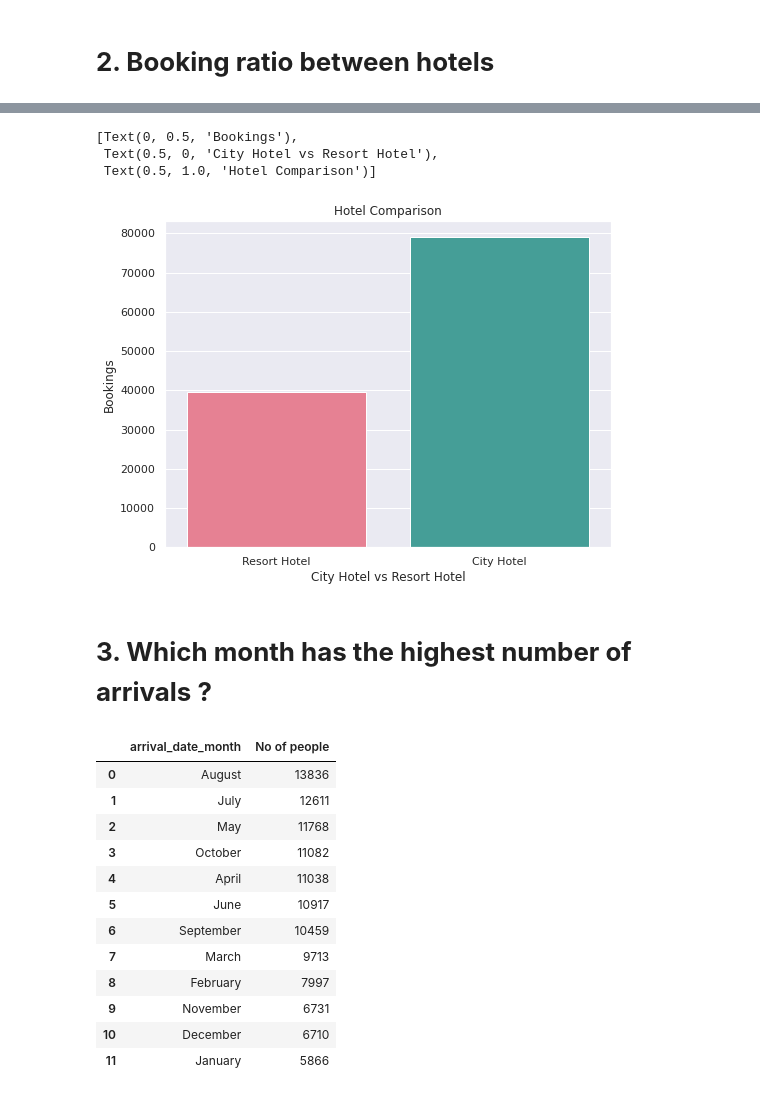
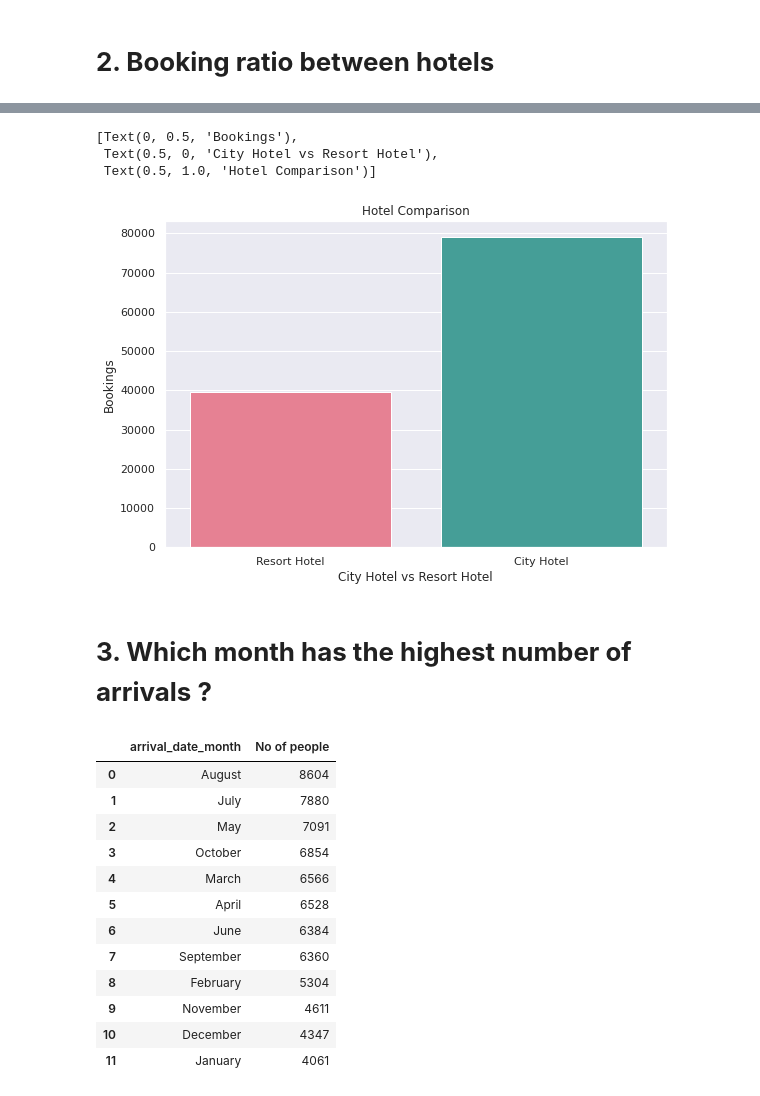
Before and after one commit to FarazAhmad2/EDA-on-Hotel-Booking, a Jupyter notebook: Hotel_Booking_Analysis_Capstone_Project.ipynb, the cells around one changed output, grey strips where cells are left out. Saved outputs shown, nothing was run; the diff lists cells and outputs as text; code cells hidden in the pictures.

```diff
--- a/Hotel_Booking_Analysis_Capstone_Project.ipynb
+++ b/Hotel_Booking_Analysis_Capstone_Project.ipynb
@@ -158,4 +137,5 @@ Name: is_canceled, dtype: float64
 # %%
-plt.figure(figsize=(8,6))
-sns.countplot(df.is_canceled, palette='husl').set(xlabel='Bookings cancelled(0=No, 1=Yes)', ylabel='Bookings')
+plt.rcParams['figure.figsize'] = (9, 6)
+plt.title("Booking Cancelled or not by Hotel Type")
+sns.countplot(x='hotel',data=df,hue='is_canceled', palette='husl').set(xlabel='Hotels')
 # %% [output]
@@ -181,29 +156,29 @@ Name: hotel, dtype: float64
 # %%
-plt.figure(figsize=(8,6))
-sns.countplot(df.hotel, palette='husl').set(xlabel='City Hotel vs Resort Hotel', ylabel='Bookings',title='Hotel Comparison')
+sns.countplot(df.hotel,palette='husl').set(xlabel='City Hotel vs Resort Hotel', ylabel='Bookings',title='Hotel Comparison')
 # %% [output]
 [Text(0, 0.5, 'Bookings'),
  Text(0.5, 0, 'City Hotel vs Resort Hotel'),
  Text(0.5, 1.0, 'Hotel Comparison')]
-[figure, old version]
+[figure, new version]
 # %% [markdown]
 # **3. Which month has the highest number of arrivals ?**
 # %%
-people_arrival_count_df = pd.DataFrame(df['arrival_date_month'].value_counts()).reset_index()
+confirmed_bookings = df.loc[df.is_canceled == 0]
+people_arrival_count_df = pd.DataFrame(confirmed_bookings['arrival_date_month'].value_counts()).reset_index()
 people_arrival_count_df.columns = ['arrival_date_month','No of people']
 people_arrival_count_df
 # %% [output]
 |  | arrival_date_month | No of people |
-| 0 | August | 13836 |
-| 1 | July | 12611 |
-| 2 | May | 11768 |
-| 3 | October | 11082 |
-| 4 | April | 11038 |
-| 5 | June | 10917 |
-| 6 | September | 10459 |
-| 7 | March | 9713 |
-| 8 | February | 7997 |
-| 9 | November | 6731 |
-| 10 | December | 6710 |
-| 11 | January | 5866 |
+| 0 | August | 8604 |
+| 1 | July | 7880 |
+| 2 | May | 7091 |
+| 3 | October | 6854 |
+| 4 | March | 6566 |
+| 5 | April | 6528 |
+| 6 | June | 6384 |
+| 7 | September | 6360 |
+| 8 | February | 5304 |
+| 9 | November | 4611 |
+| 10 | December | 4347 |
+| 11 | January | 4061 |
 # %%
```
Also changed, not shown: parts of 17 cells of this notebook.
